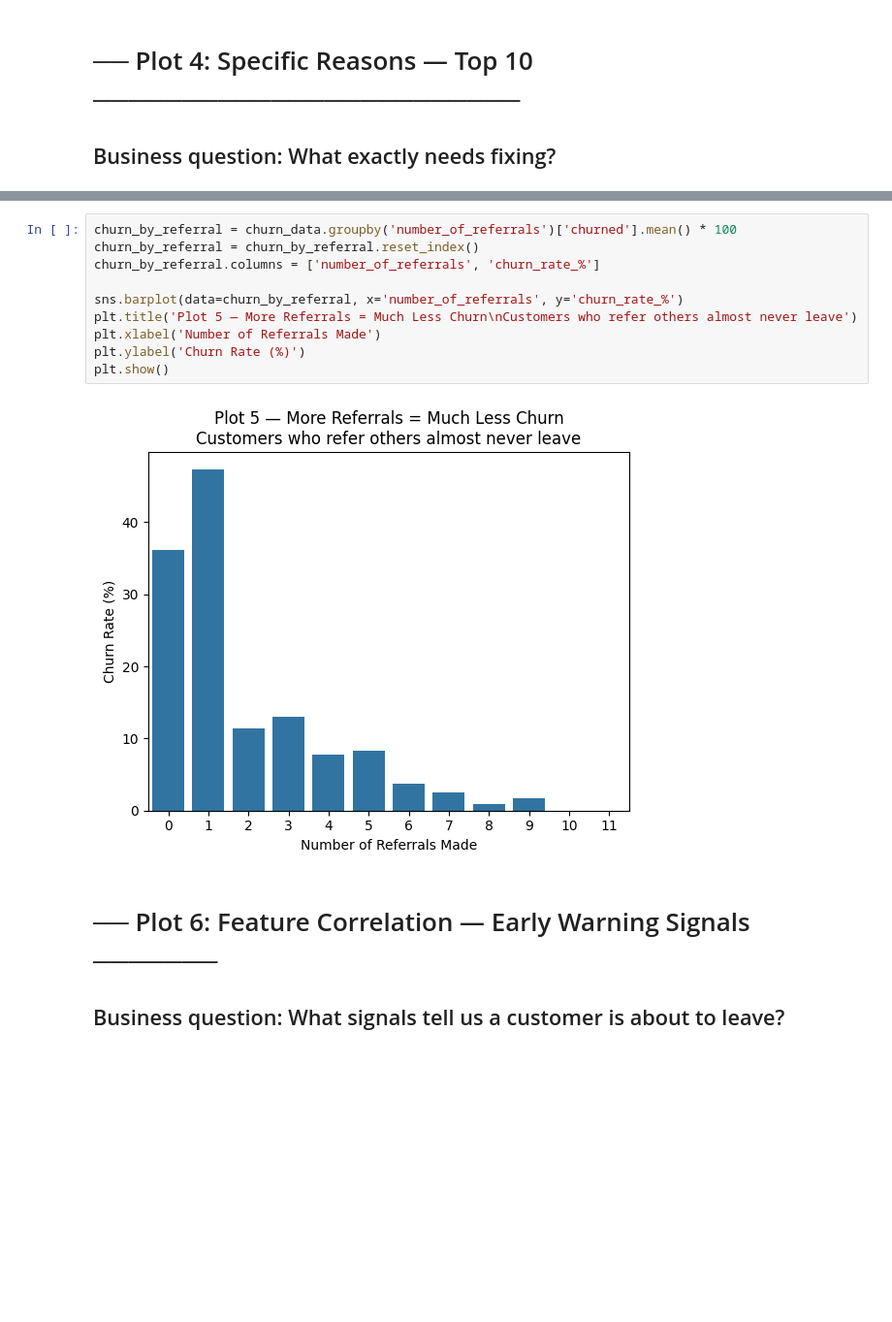
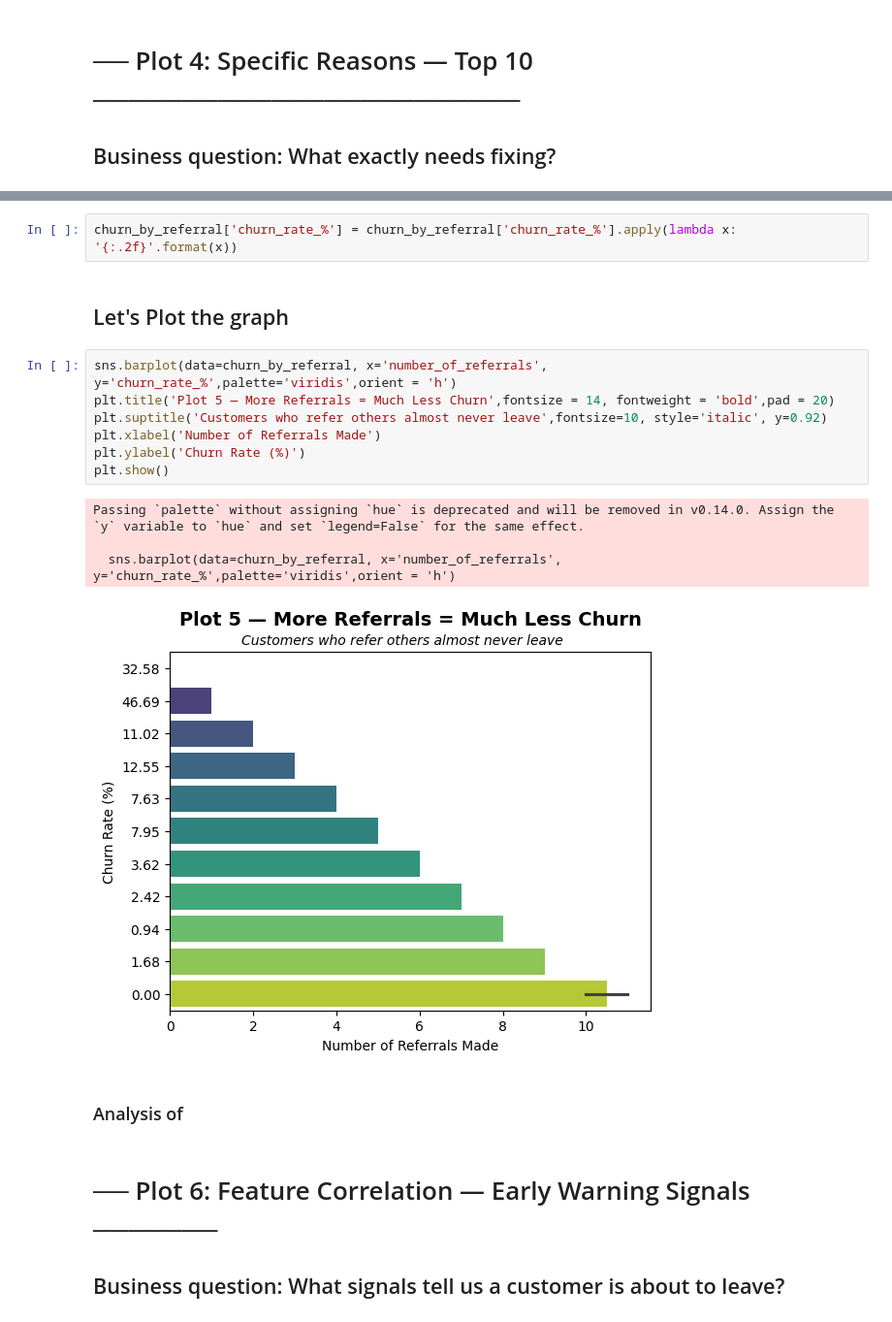
Before and after one commit to Meemansha-spec/EDA-with-Pandas, a Jupyter notebook: Churn_dashboard.ipynb, the cells around one changed output, grey strips where cells are left out. Shown at 97% size. Cells and saved outputs as stored; diff of their text form; blank space fills up the shorter version.

```diff
--- a/Churn_dashboard.ipynb
+++ b/Churn_dashboard.ipynb
@@ -232,15 +271,21 @@ plt.show()
+# %%
+churn_by_referral['churn_rate_%'] = churn_by_referral['churn_rate_%'].apply(lambda x: '{:.2f}'.format(x))
+# %% [markdown]
+## Let's Plot the  graph
 # %%
-churn_by_referral = churn_data.groupby('number_of_referrals')['churned'].mean() * 100
-churn_by_referral = churn_by_referral.reset_index()
-churn_by_referral.columns = ['number_of_referrals', 'churn_rate_%']
-
-sns.barplot(data=churn_by_referral, x='number_of_referrals', y='churn_rate_%')
-plt.title('Plot 5 — More Referrals = Much Less Churn\nCustomers who refer others almost never leave')
+sns.barplot(data=churn_by_referral, x='number_of_referrals', y='churn_rate_%',palette='viridis',orient = 'h')
+plt.title('Plot 5 — More Referrals = Much Less Churn',fontsize = 14, fontweight = 'bold',pad = 20)
+plt.suptitle('Customers who refer others almost never leave',fontsize=10, style='italic', y=0.92)
 plt.xlabel('Number of Referrals Made')
 plt.ylabel('Churn Rate (%)')
 plt.show()
 # %% [output]
+Passing `palette` without assigning `hue` is deprecated and will be removed in v0.14.0. Assign the `y` variable to `hue` and set `legend=False` for the same effect.
+
+  sns.barplot(data=churn_by_referral, x='number_of_referrals', y='churn_rate_%',palette='viridis',orient = 'h')
-[figure, old version]
+[figure, new version]
+# %% [markdown]
+### Analysis of
 # %% [markdown]
 # ── Plot 6: Feature Correlation — Early Warning Signals ───────
 ## Business question: What signals tell us a customer is about to leave?
```
Also changed, not shown: parts of 18 cells of this notebook.
